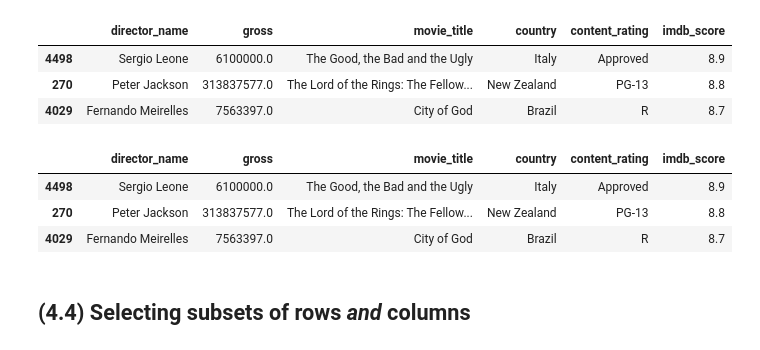
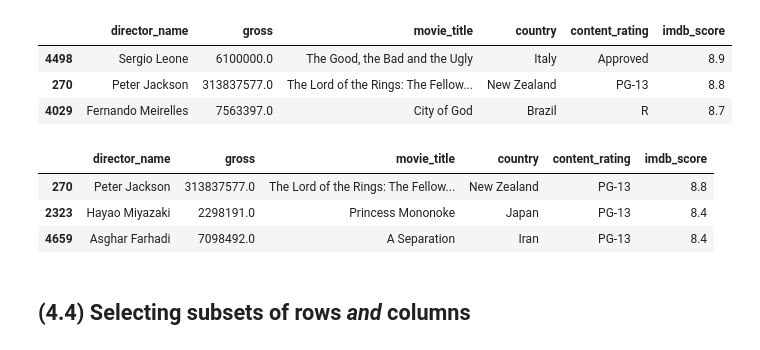
Before and after one commit to LowellWinston/awesome-pandas, a Jupyter notebook: tutorial/Tutorial.ipynb, the cells around one changed output. Drawn from its saved outputs; the diff is of its cells as text; code cells hidden in the pictures.

```diff
--- a/tutorial/Tutorial.ipynb
+++ b/tutorial/Tutorial.ipynb
@@ -376,7 +387,7 @@ df.drop_duplicates(subset=None).shape  # Use df[df.duplicated()] to see rows
 # %% [output]
 (4920, 6)
 # %%
-df = df.dropna(axis=0, how='any')
+df = df.dropna(axis=0, how='any').drop_duplicates(subset=None)
 # %% [markdown]
 ## (3.3) Unique values, value counts and sorting
 # %%
@@ -584,14 +597,14 @@ df[df.country != 'USA'].nlargest(3, 'imdb_score')
 | 270 | Peter Jackson | 313837577.0 | The Lord of the Rings: The Fellow... | New Zealand | PG-13 | 8.8 |
 | 4029 | Fernando Meirelles | 7563397.0 | City of God | Brazil | R | 8.7 |
 # %%
-# Best non-American films, with no missing information
-mask = (df.country != 'USA') & (df.isnull().sum(axis=1) == 0)
+# Best non-American films, with content rating PG-13
+mask = (df.country != 'USA') & (df.content_rating == 'PG-13')
 df[mask].nlargest(3, 'imdb_score')
 # %% [output]
 |  | director_name | gross | movie_title | country | content_rating | imdb_score |
-| 4498 | Sergio Leone | 6100000.0 | The Good, the Bad and the Ugly | Italy | Approved | 8.9 |
 | 270 | Peter Jackson | 313837577.0 | The Lord of the Rings: The Fellow... | New Zealand | PG-13 | 8.8 |
-| 4029 | Fernando Meirelles | 7563397.0 | City of God | Brazil | R | 8.7 |
+| 2323 | Hayao Miyazaki | 2298191.0 | Princess Mononoke | Japan | PG-13 | 8.4 |
+| 4659 | Asghar Farhadi | 7098492.0 | A Separation | Iran | PG-13 | 8.4 |
 # %% [markdown]
 ## (4.4) Selecting subsets of rows *and* columns
 # %%
```
Also changed, not shown: parts of 25 cells of this notebook.
